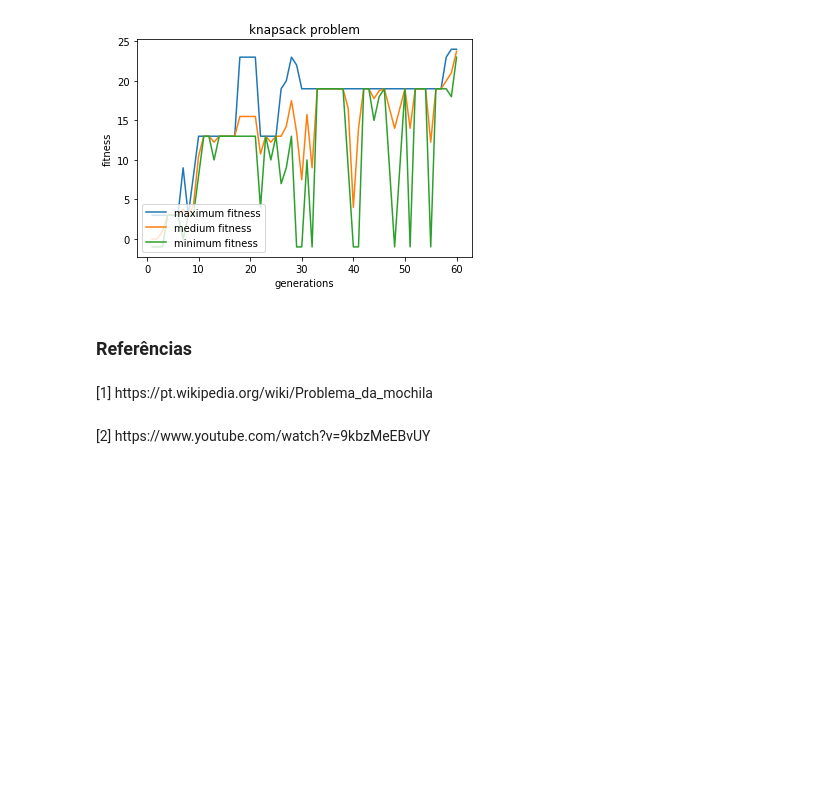
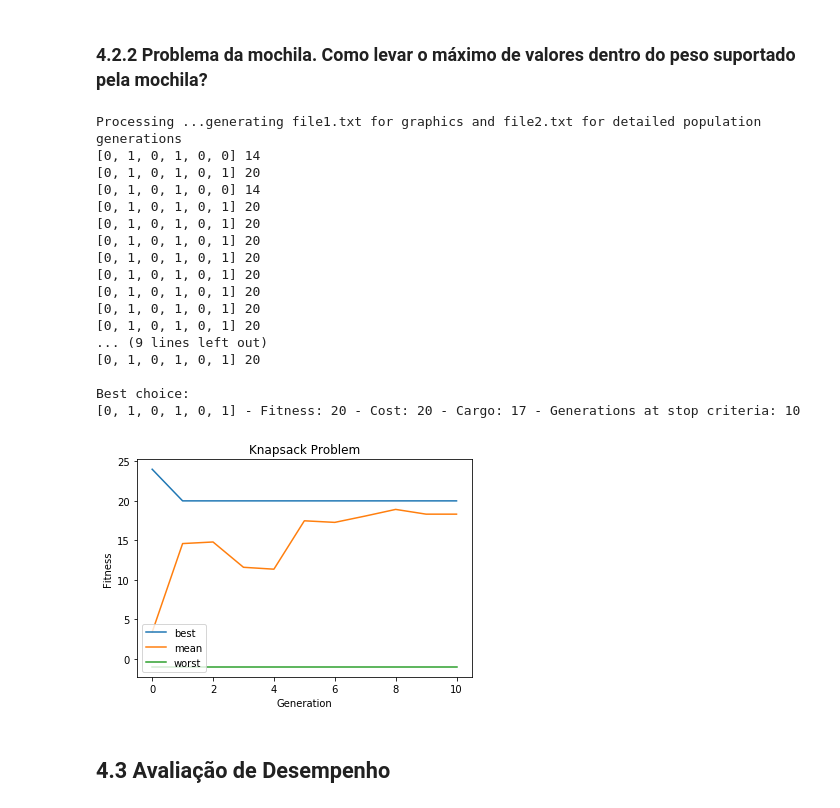
Before and after one commit to edbkei/MO416PROJ2, a Jupyter notebook: Project2/project2.ipynb, the cells around one changed output. Drawn from its saved outputs; the diff is of its cells as text; code cells hidden in the pictures; blank space fills up the shorter version.

```diff
--- a/Project2/project2.ipynb
+++ b/Project2/project2.ipynb
@@ -182,14 +122,64 @@ Best choice:
-# %%
-# graphics generation
-fileid="file1.txt"
-graphics(fileid)
-# %% [output]
-[figure, removed]
-# %%
-display(HTML('<h3>Referências </h3>'))
-display(HTML('<p>[1] https://pt.wikipedia.org/wiki/Problema_da_mochila</p>'))
-display(HTML('<p>[2] https://www.youtube.com/watch?v=9kbzMeEBvUY</p>'))
-# %% [output]
-Referências
-[1] https://pt.wikipedia.org/wiki/Problema_da_mochila
-[2] https://www.youtube.com/watch?v=9kbzMeEBvUY
+# %% [markdown]
+### 4.2.2 Problema da mochila. Como levar o máximo de valores dentro do peso suportado pela mochila?
+# %%
+# Caso 2: Knapsack problem
+
+# Knapsack maximum capabilityKnapsack
+maxWeight=20
+
+# Product List for Knapsack
+
+config = Config({
+    'problem': {
+    'type': ProblemType.MAXIMIZATION,                           # MINIMIZATION, MAXIMIZATION
+    'values': [0, 1],
+    'costs': [3, 5, 4, 9, 10, 6],
+    'weights': [7, 3, 8, 3, 9, 11],
+    'cargo': 20
+    },
+    'selection': {
+        'strategy': SelectionStrategy.TOURNAMENT_BATTLE_ROYALE  # ROULETE, TORNAMENT_BATTLE_ROYALE, or TOURNAMENT_PLAYOFF
+    },
+    'reproduction': {
+        'strategy': ReproductionStrategy.SEXUAL_SINGLE_POINT,   # ASEXUAL, SEXUAL_SINGLE_POINT, SEXUAL_DOUBLE_POINTS
+        'rate': 0.8
+    },
+    'mutation': {
+        'strategy': MutationStrategy.SEQUENCE_SWAP,            # GENERATIVE, SWAP, SEQUENCE_SWAP
+        'rate': 0.2
+    },
+    'generation': {
+        'strategy': GenerationStrategy.EXCHANGE,               # EXCHANGE, ELITISM, STEADY_STATE
+        'population_size': 25,
+    },
+    'stop_criteria': {
+        #'fitness': 0, #Used only on MAX_FITNESS
+        'num_generations': 10, #Used only on MAX_GENERATIONS and STEADY_PERIOD
+        'type': StopCriteriaType.STEADY_PERIOD                 # MAX_GENERATION, MAX_FITNESS, CONVERGENCE, STEADY_PERIOD
+        }
+})
+
+generationsResult = GeneticAlgorithmFacade(config).execute()
+
+plot_fitness(generationsResult)
+# %% [output]
+Processing ...generating file1.txt for graphics and file2.txt for detailed population generations
+[0, 1, 0, 1, 0, 0] 14
+[0, 1, 0, 1, 0, 1] 20
+[0, 1, 0, 1, 0, 0] 14
+[0, 1, 0, 1, 0, 1] 20
+[0, 1, 0, 1, 0, 1] 20
+[0, 1, 0, 1, 0, 1] 20
+[0, 1, 0, 1, 0, 1] 20
+[0, 1, 0, 1, 0, 1] 20
+[0, 1, 0, 1, 0, 1] 20
+[0, 1, 0, 1, 0, 1] 20
+[0, 1, 0, 1, 0, 1] 20
+... (9 lines left out)
+[0, 1, 0, 1, 0, 1] 20
+
+Best choice:
+[0, 1, 0, 1, 0, 1] - Fitness: 20 - Cost: 20 - Cargo: 17 - Generations at stop criteria: 10
+[figure, added]
+# %% [markdown]
+## 4.3 Avaliação de Desempenho
```
Also changed, not shown: parts of 23 cells of this notebook.
